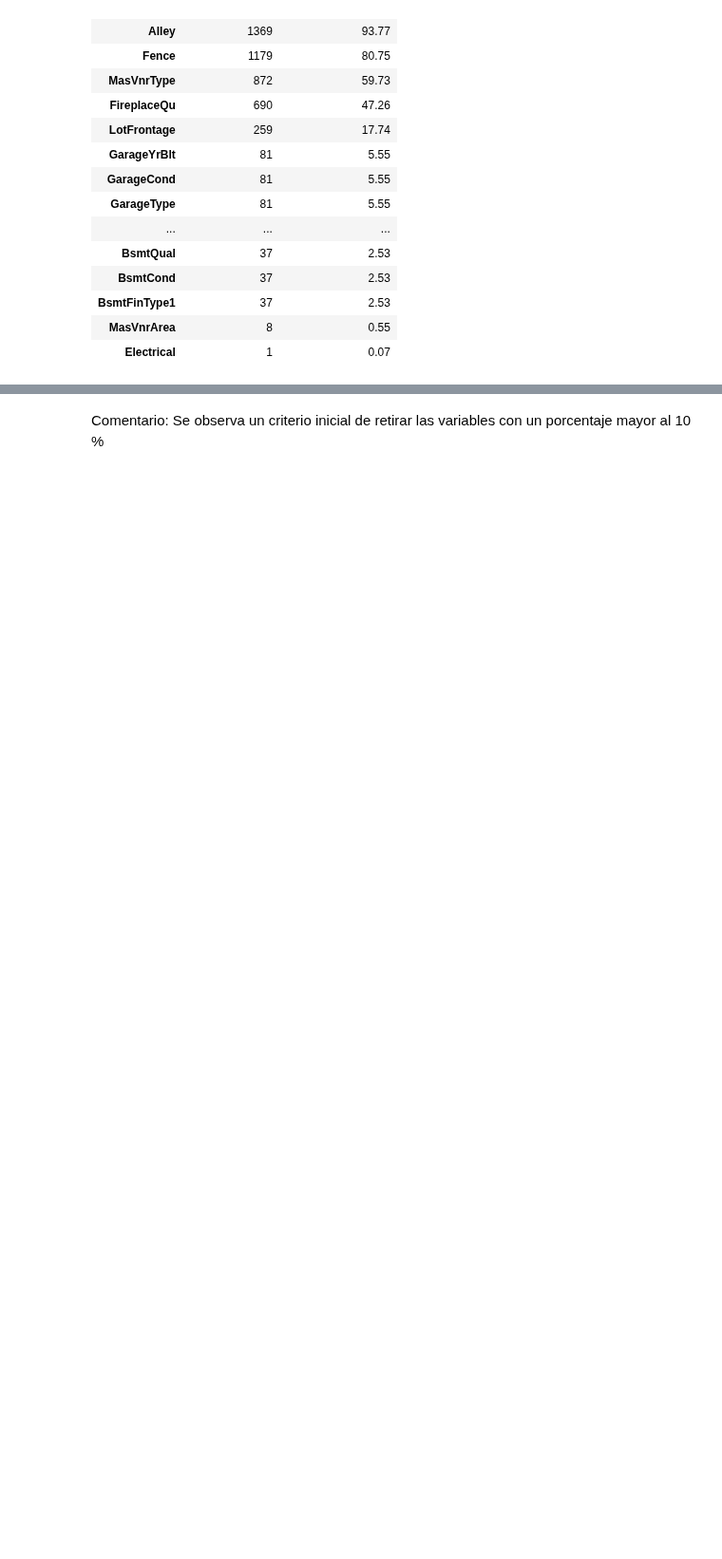
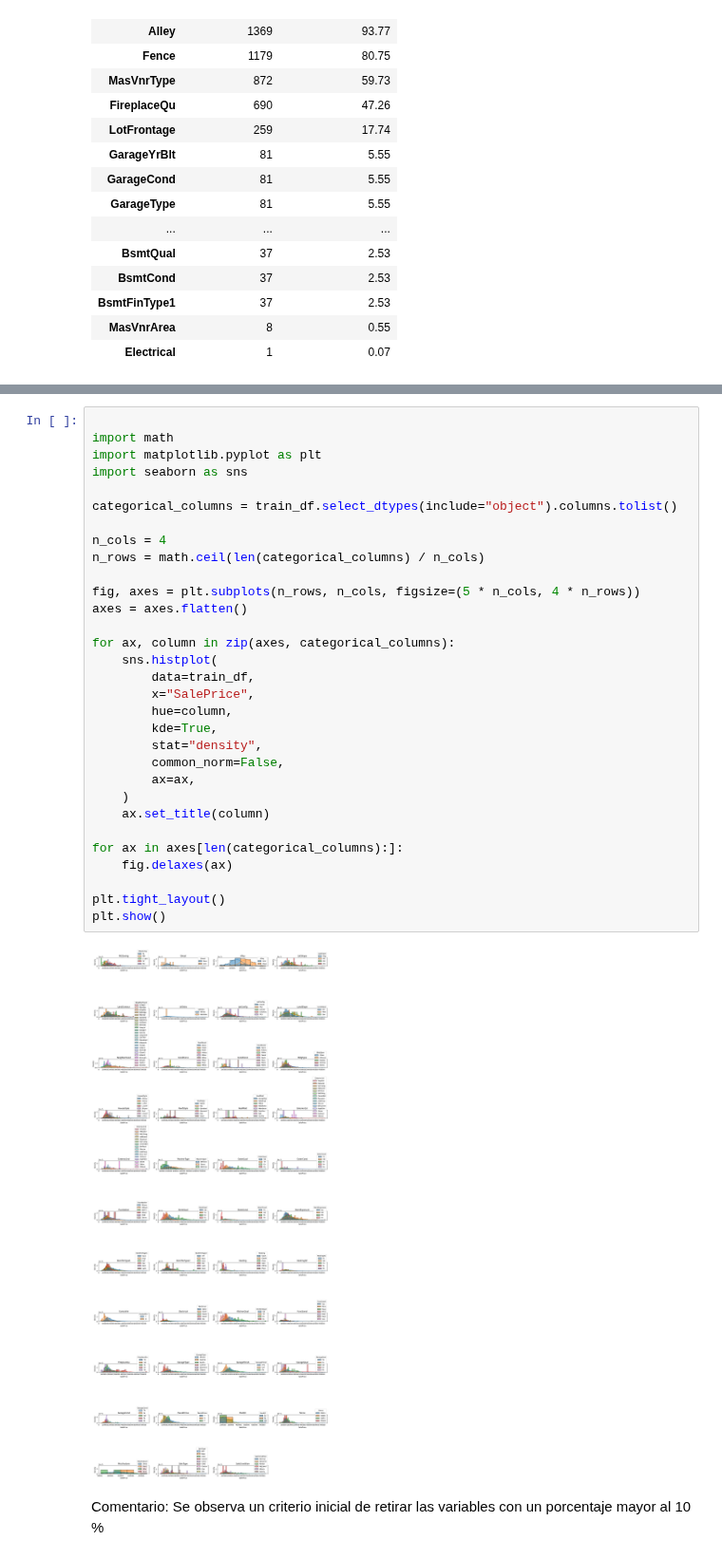
Before and after one commit to laurabg15/Exploraci-nInicial-, a Jupyter notebook: InitialExploration_Dataset.ipynb, the cells around one changed output, grey strips where cells are left out. Shown at 95% size. Drawn from its saved outputs; the diff is of its cells as text; blank space fills up the shorter version.

Commit message:
Exploración inicial variables categoricas

```diff
--- a/InitialExploration_Dataset.ipynb
+++ b/InitialExploration_Dataset.ipynb
@@ -119,2 +133,35 @@ memory usage: 924.0+ KB
+# %%
+
+import math
+import matplotlib.pyplot as plt
+import seaborn as sns
+
+categorical_columns = train_df.select_dtypes(include="object").columns.tolist()
+
+n_cols = 4
+n_rows = math.ceil(len(categorical_columns) / n_cols)
+
+fig, axes = plt.subplots(n_rows, n_cols, figsize=(5 * n_cols, 4 * n_rows))
+axes = axes.flatten()
+
+for ax, column in zip(axes, categorical_columns):
+    sns.histplot(
+        data=train_df,
+        x="SalePrice",
+        hue=column,
+        kde=True,
+        stat="density",
+        common_norm=False,
+        ax=ax,
+    )
+    ax.set_title(column)
+
+for ax in axes[len(categorical_columns):]:
+    fig.delaxes(ax)
+
+plt.tight_layout()
+plt.show()
+# %% [output]
+[figure, added]
 # %% [markdown]
  Comentario: Se observa un criterio inicial de retirar las variables con un porcentaje mayor al 10 %
```
Also changed, not shown: parts of 12 cells of this notebook.
